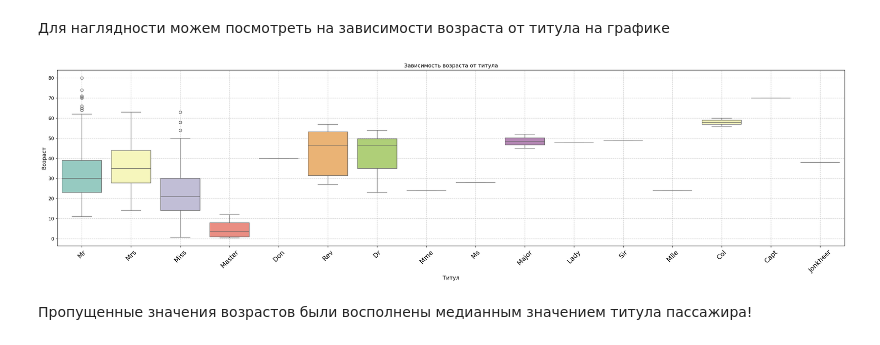
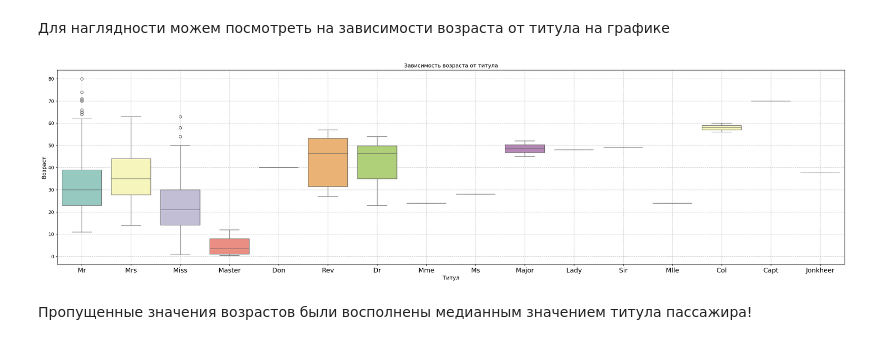
Before and after one commit to neuezeldaa/TItanic_Kaggle, a Jupyter notebook: Titanic_Kaggle_Zolotov.ipynb, the cells around one changed output. Drawn from its saved outputs; the diff is of its cells as text; code cells hidden in the pictures.

```diff
--- a/Titanic_Kaggle_Zolotov.ipynb
+++ b/Titanic_Kaggle_Zolotov.ipynb
@@ -190,18 +190,18 @@ Name: count, dtype: int64
 # %%
 sns.boxplot(x='Title',
             y='Age',
             data=data.dropna(subset=['Age']),
             palette='Set3')
 
 plt.title('Зависимость возраста от титула')
 plt.xlabel('Титул')
 plt.ylabel('Возраст')
-plt.xticks(rotation=45)
+plt.xticks(rotation = 0)
 plt.grid(True, linestyle='--', alpha=0.7)
 plt.tight_layout()
 plt.show()
 # %% [output]
-[figure, old version]
+[figure, new version]
 # %%
 title_age_median = data.groupby('Title')['Age'].median() # Для каждого титула ищем медианное значение возраста
 
```
Also changed, not shown: parts of 18 cells of this notebook.
